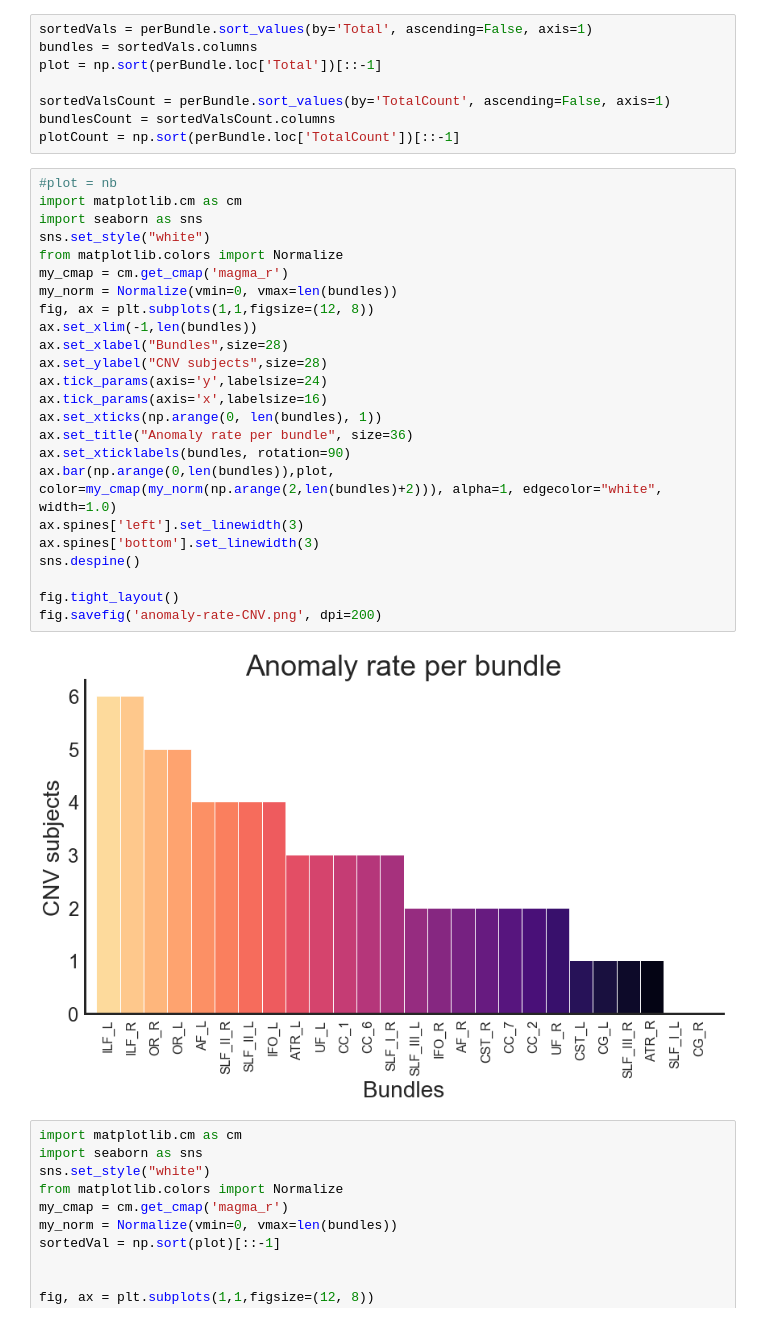
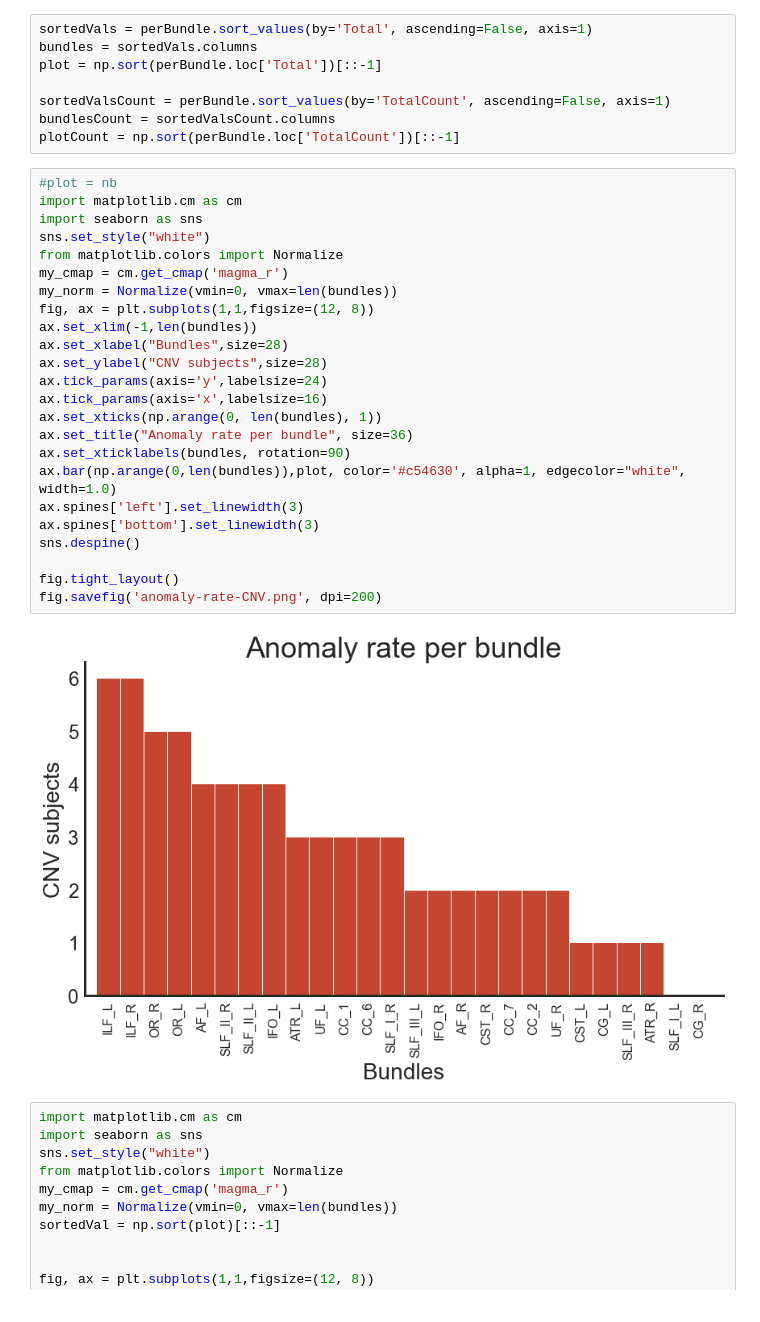
Before and after one commit to chamberm/Detect, a Jupyter notebook: examples/hist.ipynb, the cells around one changed output. Saved outputs shown, nothing was run; the diff lists cells and outputs as text.

```diff
--- a/examples/hist.ipynb
+++ b/examples/hist.ipynb
@@ -259,29 +259,29 @@ plotCount = np.sort(perBundle.loc['TotalCount'])[::-1]
 # %%
 #plot = nb
 import matplotlib.cm as cm
 import seaborn as sns
 sns.set_style("white")
 from matplotlib.colors import Normalize
 my_cmap = cm.get_cmap('magma_r')
 my_norm = Normalize(vmin=0, vmax=len(bundles))
 fig, ax = plt.subplots(1,1,figsize=(12, 8))
 ax.set_xlim(-1,len(bundles))
 ax.set_xlabel("Bundles",size=28)
 ax.set_ylabel("CNV subjects",size=28)
 ax.tick_params(axis='y',labelsize=24)
 ax.tick_params(axis='x',labelsize=16)
 ax.set_xticks(np.arange(0, len(bundles), 1))
 ax.set_title("Anomaly rate per bundle", size=36)
 ax.set_xticklabels(bundles, rotation=90)
-ax.bar(np.arange(0,len(bundles)),plot, color=my_cmap(my_norm(np.arange(2,len(bundles)+2))), alpha=1, edgecolor="white", width=1.0)
+ax.bar(np.arange(0,len(bundles)),plot, color='#c54630', alpha=1, edgecolor="white", width=1.0)
 ax.spines['left'].set_linewidth(3)
 ax.spines['bottom'].set_linewidth(3)
 sns.despine()
 
 fig.tight_layout()
 fig.savefig('anomaly-rate-CNV.png', dpi=200)
 # %% [output]
-[figure, old version]
+[figure, new version]
 # %%
 import matplotlib.cm as cm
 import seaborn as sns
```
Also changed, not shown: parts of 5 cells of this notebook, 3 other files.
